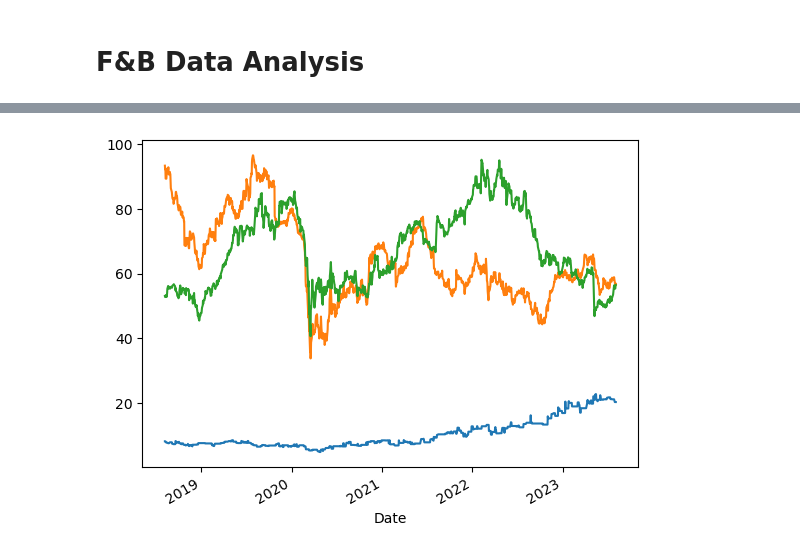
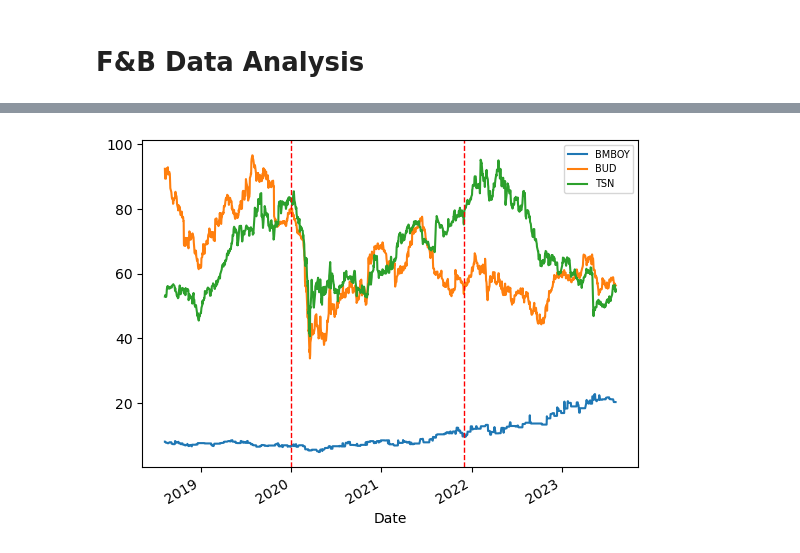
Before and after one commit to desireetrevino/Project1_Team2, a Jupyter notebook: Project1_Team2-F&B.ipynb, the cells around one changed output, grey strips where cells are left out. Cells and saved outputs as stored; diff of their text form; code cells hidden in the pictures.

```diff
--- a/Project1_Team2-F&B.ipynb
+++ b/Project1_Team2-F&B.ipynb
@@ -11,7 +12,9 @@ import yfinance as yf
 # %%
 # Get stocks from library
 fbstocks = yf.Tickers("tsn bmboy bud")
-fbstocks_hist = fbstocks.history(start="2018-08-07", end="2023-08-07")
+period = "5y"
+fbstocks_hist = fbstocks.history(period=period)
+# Could also use: fbstocks_hist = fbstocks.history(start="2018-08-07", end="2023-08-07")
 fbstocks_hist
 
 # why not do this instead of the other way? we could plot by columns anyway...
@@ -35,11 +38,14 @@ fbstocks_hist
 # %%
 # Date vs Stock Value for each Stock:
 bmboy = fbstocks_hist["Close"]["BMBOY"]
 bud = fbstocks_hist["Close"]["BUD"]
 tsn = fbstocks_hist["Close"]["TSN"]
 bmboy.plot()
 bud.plot()
 tsn.plot()
+plt.legend(fontsize=7)
+plt.axvline(datetime.datetime(2020, 1, 1), color='red', linewidth=1, linestyle='--')
+plt.axvline(datetime.datetime(2021, 12, 1), color='red', linewidth=1, linestyle='--')
 plt.show()
 # %% [output]
-[figure, old version]
+[figure, new version]
```
Also changed, not shown: parts of 6 cells of this notebook.
